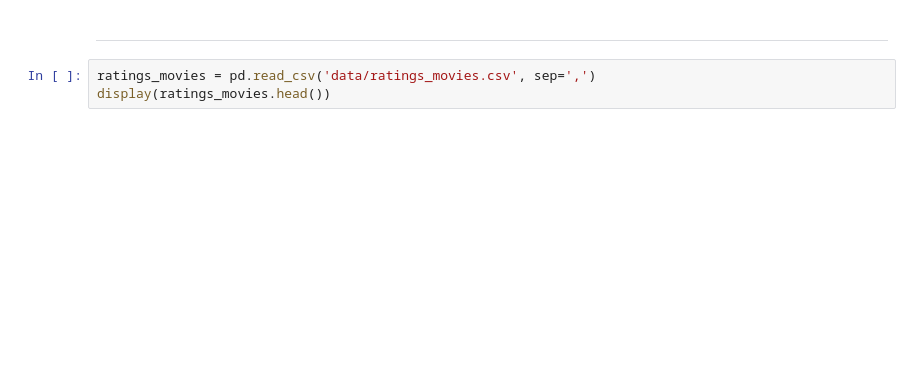
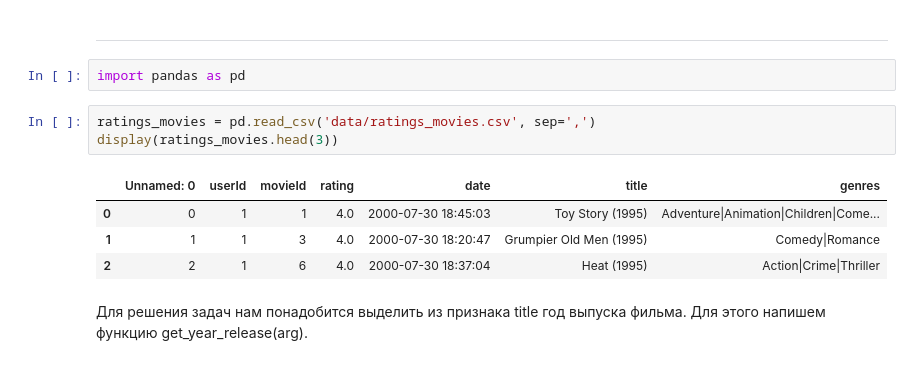
Before and after one commit to vavilove001-lab/sf_data_science, a Jupyter notebook: Notes/Pandas/ex.ipynb, the cells around one changed output. Saved outputs shown, nothing was run; the diff lists cells and outputs as text; blank space fills up the shorter version.

Commit message:
finished pandas_structure

```diff
--- a/Notes/Pandas/ex.ipynb
+++ b/Notes/Pandas/ex.ipynb
@@ -735,6 +735,15 @@ display(Citi_Bike.head())
 | 4 | 2018-09-01 00:00:27.315 | 2018-09-01 02:21:25.308 | W 13 St & 6 Ave | 40.736494 | -73.997044 | W 4 St & 7 Ave S | ... |
 # %% [markdown]
 --------------------
+# %%
+import pandas as pd
 # %%
 ratings_movies = pd.read_csv('data/ratings_movies.csv', sep=',')
-display(ratings_movies.head())
+display(ratings_movies.head(3))
+# %% [output]
+|  | Unnamed: 0 | userId | movieId | rating | date | title | genres |
+| 0 | 0 | 1 | 1 | 4.0 | 2000-07-30 18:45:03 | Toy Story (1995) | Adventure|Animation|Children|Come... |
+| 1 | 1 | 1 | 3 | 4.0 | 2000-07-30 18:20:47 | Grumpier Old Men (1995) | Comedy|Romance |
+| 2 | 2 | 1 | 6 | 4.0 | 2000-07-30 18:37:04 | Heat (1995) | Action|Crime|Thriller |
+# %% [markdown]
+Для решения задач нам понадобится выделить из признака title год выпуска фильма. Для этого напишем функцию get_year_release(arg).
```
Also changed, not shown: parts of 28 cells of this notebook, 2 other files.
